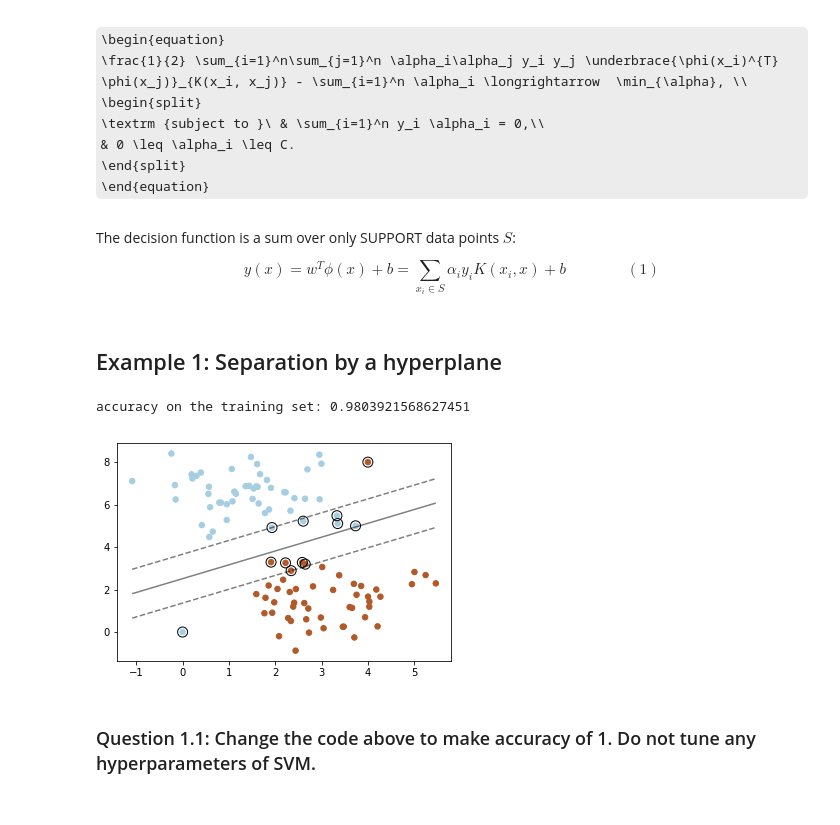
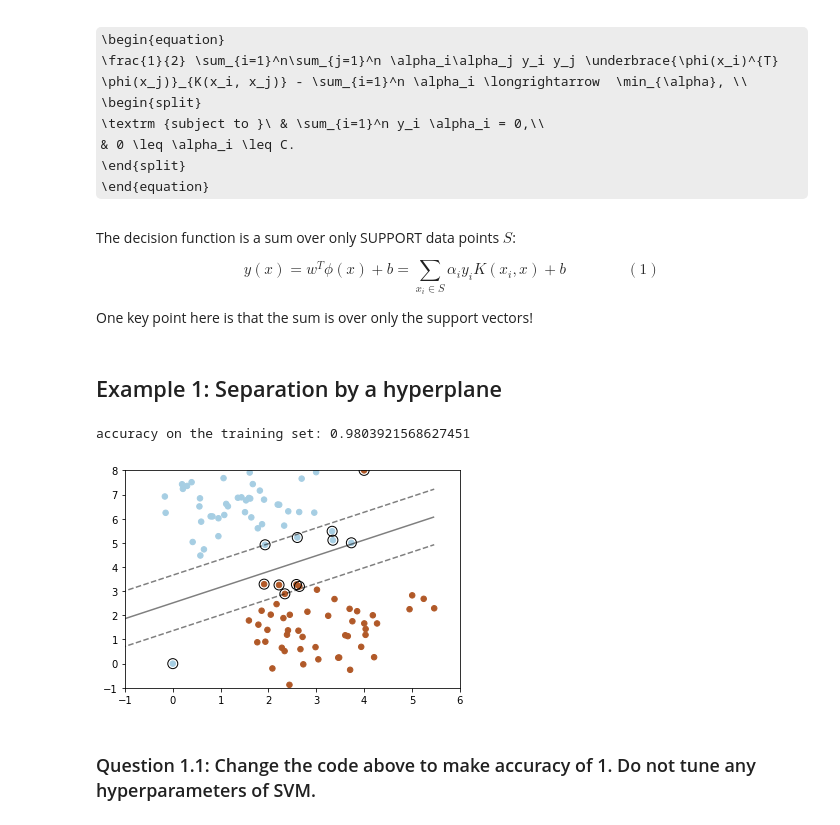
Before and after one commit to adasegroup/ML2020_seminars, a Jupyter notebook: seminar4/seminar_SVM_solutions.ipynb, the cells around one changed output. Saved outputs shown, nothing was run; the diff lists cells and outputs as text; code cells hidden in the pictures; some formulas as TeX source.

```diff
--- a/seminar4/seminar_SVM_solutions.ipynb
+++ b/seminar4/seminar_SVM_solutions.ipynb
@@ -35,6 +33,8 @@ The decision function is a sum over only SUPPORT data points $S$:
 \begin{equation}
 y(x)= w^T\phi(x) + b = \sum_{x_i \in S} \alpha_i y_i K(x_i, x) + b \qquad \qquad (1)
 \end{equation}
+
+One key point here is that the sum is over only the support vectors!
 # %%
 import numpy as np
 import pandas as pd
@@ -45,31 +45,33 @@ import matplotlib.pyplot as plt
 # %%
 from sklearn import svm, datasets, metrics
 
 X, y = datasets.make_blobs(n_samples=100, centers=2, cluster_std=1.0, center_box = (-15, 15), random_state=0)
 X = np.concatenate((X, [[4, 8], [0, 0]]))
 y = np.concatenate((y, [1, 0]))
 
 plt.scatter(X[:, 0], X[:, 1], c=y, s=30, cmap=plt.cm.Paired)
+plt.xlim(-1, 6)
+plt.ylim(-1, 8)
 
 clf = svm.SVC(kernel='linear')
 clf.fit(X, y)
 
 # create grid to evaluate model
 xx = np.linspace(X[:, 0].min(), X[:, 0].max(), 30)
 yy = np.linspace(X[:, 1].min(), X[:, 1].max(), 30)
 YY, XX = np.meshgrid(yy, xx)
 xy = np.vstack([XX.ravel(), YY.ravel()]).T
 Z = clf.decision_function(xy).reshape(XX.shape)
 
 # plot decision boundary and margins
 plt.contour(XX, YY, Z, colors='k', levels=[-1, 0, 1], alpha=0.5, linestyles=['--', '-', '--'])
 plt.scatter(clf.support_vectors_[:, 0], clf.support_vectors_[:, 1], s=100,
            linewidth=1, facecolors='none', edgecolors='k')
 
 print('accuracy on the training set:', metrics.accuracy_score(y, clf.predict(X)))
 # %% [output]
 accuracy on the training set: 0.9803921568627451
-[figure, old version]
+[figure, new version]
 # %% [markdown]
 ### Question 1.1: Change the code above to make accuracy of 1. Do not tune any hyperparameters of SVM.
 # %% [markdown]
```
Also changed, not shown: parts of 4 cells of this notebook, 1 other file.
